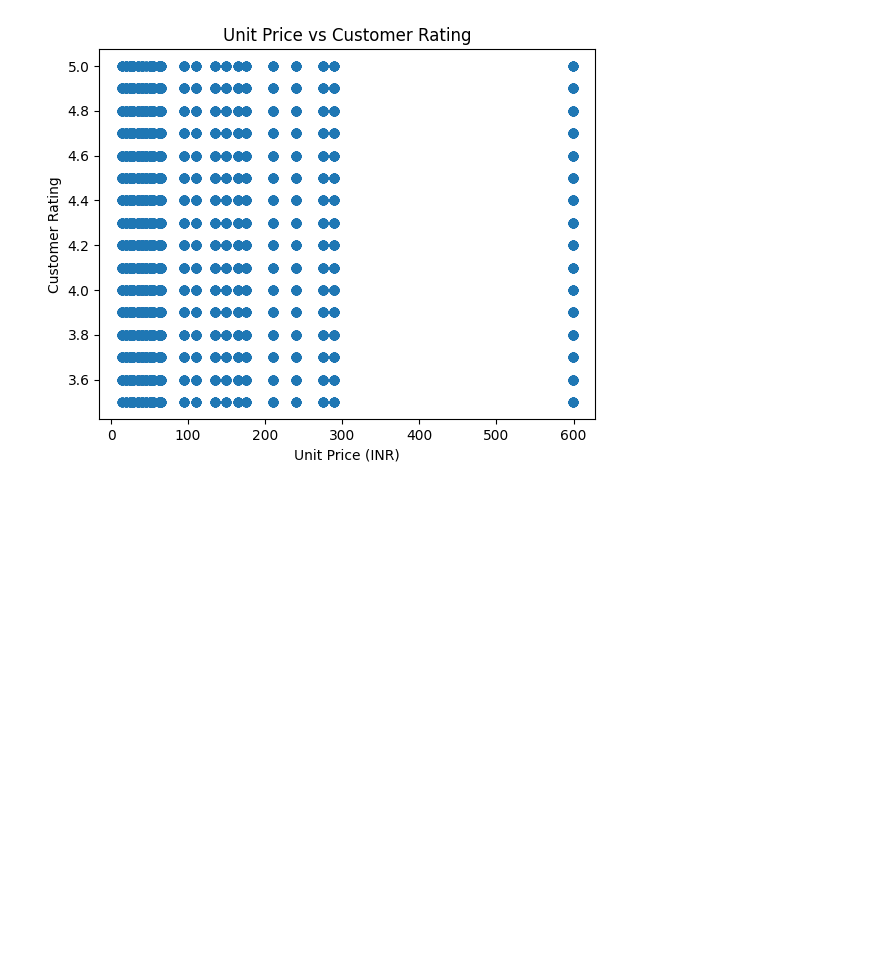
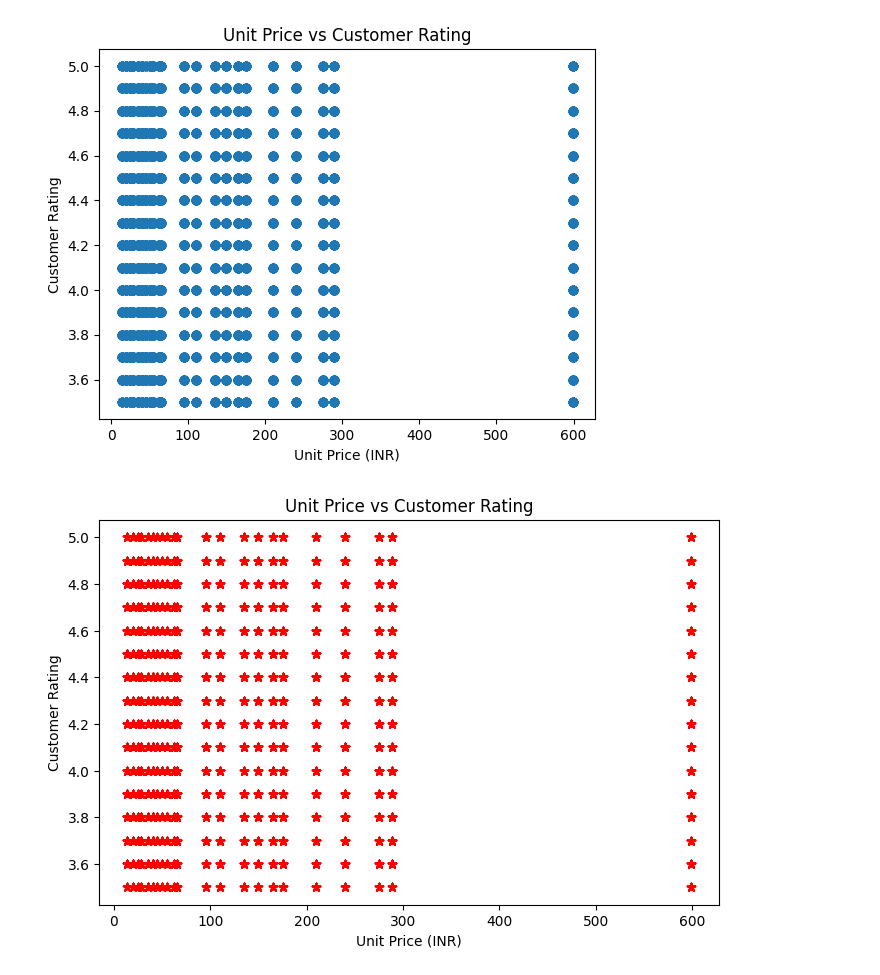
Before and after one commit to sayalivadya1654-cell/Data__Science, a Jupyter notebook: 2_Advance_Python.ipynb, the cells around one changed output. Drawn from its saved outputs; the diff is of its cells as text; code cells hidden in the pictures; blank space fills up the shorter version.

```diff
--- a/2_Advance_Python.ipynb
+++ b/2_Advance_Python.ipynb
@@ -2391,3 +2391,22 @@ plt.ylabel("Customer Rating")
 plt.show()
 # %% [output]
 [figure]
+# %%
+# Customize any one plot above with a custom color, marker, title, and axis labels, then save it as a .png
+plt.figure(figsize=(8,5))
+
+plt.scatter(
+    df["unit_price_inr"],
+    df["customer_rating"],
+    color="red",      # Custom color
+    marker="*"        # Custom marker
+)
+
+plt.title("Unit Price vs Customer Rating")
+plt.xlabel("Unit Price (INR)")
+plt.ylabel("Customer Rating")
+
+plt.savefig("scatter_plot.png")  # Save as PNG
+plt.show()
+# %% [output]
+[figure, added]
```
